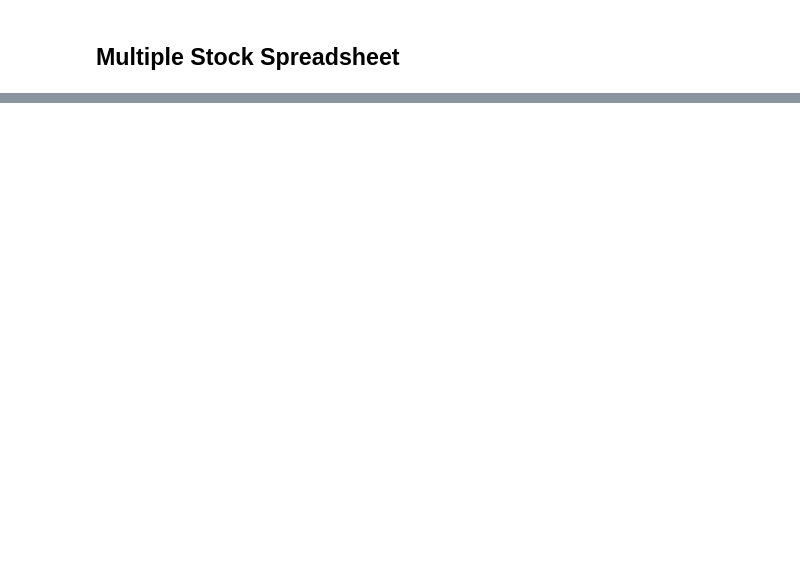
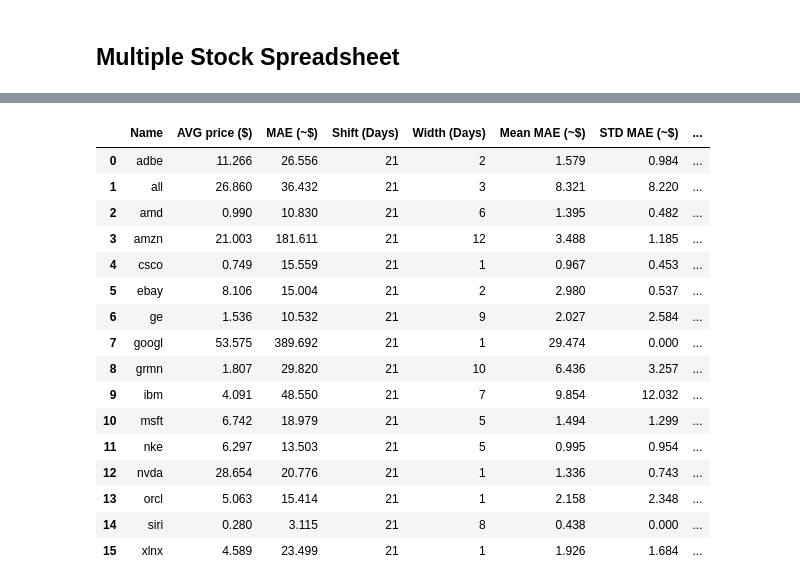
Before and after one commit to Grant-Syt/495_stock_forecast, a Jupyter notebook: stock_forecast.ipynb, the cells around one changed output, grey strips where cells are left out. Saved outputs shown, nothing was run; the diff lists cells and outputs as text; code cells hidden in the pictures; blank space fills up the shorter version.

Commit message:
fixed table probs

```diff
--- a/stock_forecast.ipynb
+++ b/stock_forecast.ipynb
@@ -731,0 +784,48 @@ print(stock_info)
+# %%
+stock_info = np.load('data/stock_info3.npy')
+stock_info = pd.DataFrame(stock_info)
+stock_info.rename(columns={0:'Name',
+                           1:'AVG price ($)',
+                           2:'MAE (~$)',
+                           3:'Shift (Days)',
+                           4:'Width (Days)',
+                           5:'Mean MAE (~$)',
+                           6:'STD MAE (~$)',
+                           7:'Shift (Days)',
+                           8:'Width (Days)',
+                           9:'1st Freq (Years)',
+                           10:'2nd Freq (Years)',
+                           11:'3rd Freq (Years)',
+                           12:'Avg 1st Freq (Years)',
+                           13:'Avg 2nd Freq (Years)',
+                           14:'Avg 3rd Freq (Years)'
+                          }, inplace=True)
+stock_info['AVG price ($)'] = stock_info['AVG price ($)'].astype(float).round(3)
+stock_info['MAE (~$)'] = stock_info['MAE (~$)'].astype(float).round(3)
+stock_info['Mean MAE (~$)'] = stock_info['Mean MAE (~$)'].astype(float).round(3)
+stock_info['STD MAE (~$)'] = stock_info['STD MAE (~$)'].astype(float).round(3)
+stock_info['1st Freq (Years)'] = stock_info['1st Freq (Years)'].astype(float).round(1)
+stock_info['2nd Freq (Years)'] = stock_info['2nd Freq (Years)'].astype(float).round(1)
+stock_info['3rd Freq (Years)'] = stock_info['3rd Freq (Years)'].astype(float).round(1)
+stock_info['Avg 1st Freq (Years)'] = stock_info['Avg 1st Freq (Years)'].astype(float).round(1)
+stock_info['Avg 2nd Freq (Years)'] = stock_info['Avg 2nd Freq (Years)'].astype(float).round(1)
+stock_info['Avg 3rd Freq (Years)'] = stock_info['Avg 3rd Freq (Years)'].astype(float).round(1)
+display(stock_info)
+# %% [output]
+|  | Name | AVG price ($) | MAE (~$) | Shift (Days) | Width (Days) | Mean MAE (~$) | STD MAE (~$) | ... |
+| 0 | adbe | 11.266 | 26.556 | 21 | 2 | 1.579 | 0.984 | ... |
+| 1 | all | 26.860 | 36.432 | 21 | 3 | 8.321 | 8.220 | ... |
+| 2 | amd | 0.990 | 10.830 | 21 | 6 | 1.395 | 0.482 | ... |
+| 3 | amzn | 21.003 | 181.611 | 21 | 12 | 3.488 | 1.185 | ... |
+| 4 | csco | 0.749 | 15.559 | 21 | 1 | 0.967 | 0.453 | ... |
+| 5 | ebay | 8.106 | 15.004 | 21 | 2 | 2.980 | 0.537 | ... |
+| 6 | ge | 1.536 | 10.532 | 21 | 9 | 2.027 | 2.584 | ... |
+| 7 | googl | 53.575 | 389.692 | 21 | 1 | 29.474 | 0.000 | ... |
+| 8 | grmn | 1.807 | 29.820 | 21 | 10 | 6.436 | 3.257 | ... |
+| 9 | ibm | 4.091 | 48.550 | 21 | 7 | 9.854 | 12.032 | ... |
+| 10 | msft | 6.742 | 18.979 | 21 | 5 | 1.494 | 1.299 | ... |
+| 11 | nke | 6.297 | 13.503 | 21 | 5 | 0.995 | 0.954 | ... |
+| 12 | nvda | 28.654 | 20.776 | 21 | 1 | 1.336 | 0.743 | ... |
+| 13 | orcl | 5.063 | 15.414 | 21 | 1 | 2.158 | 2.348 | ... |
+| 14 | siri | 0.280 | 3.115 | 21 | 8 | 0.438 | 0.000 | ... |
+| 15 | xlnx | 4.589 | 23.499 | 21 | 1 | 1.926 | 1.684 | ... |
```
Also changed, not shown: parts of 12 cells of this notebook, 3 other files.
